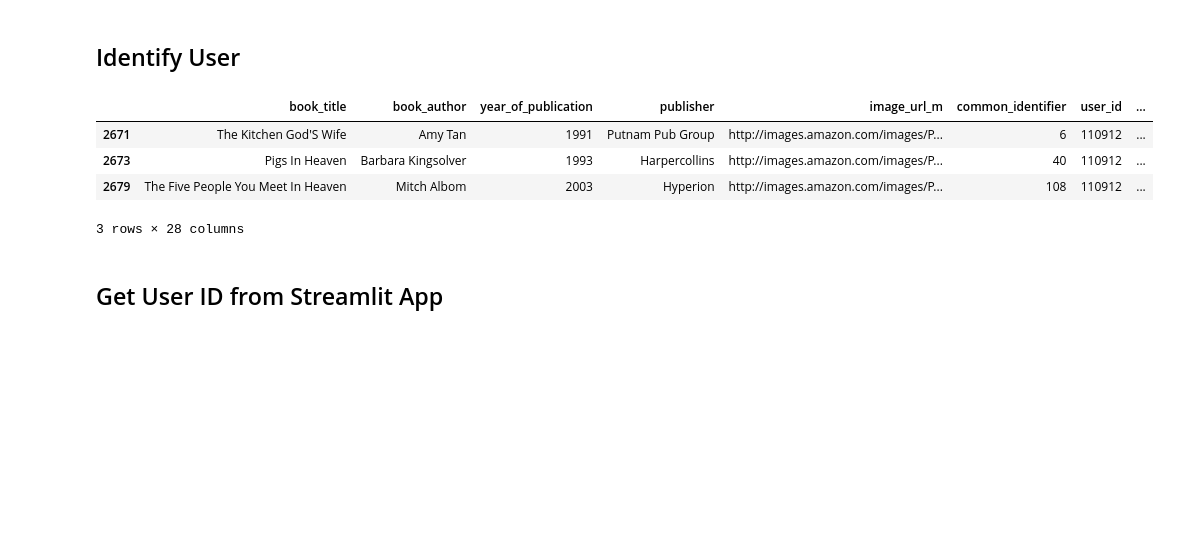
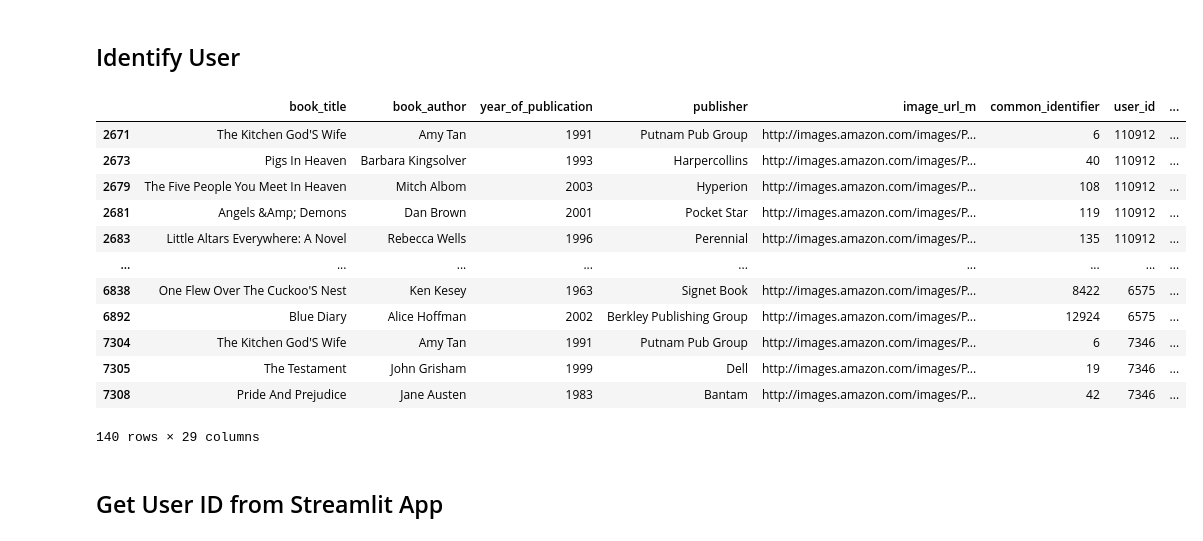
Before and after one commit to OliwiaLewandowska/book-oracle, a Jupyter notebook: model_NP.ipynb, the cells around one changed output. Drawn from its saved outputs; the diff is of its cells as text; code cells hidden in the pictures; blank space fills up the shorter version.

```diff
--- a/model_NP.ipynb
+++ b/model_NP.ipynb
@@ -320,6 +320,7 @@ df['country_encoded'] = label_encoder.fit_transform(df['country'])
 df['isbn_encoded'] = label_encoder.fit_transform(df['isbn'])
 df['image_url_m_encoded'] = label_encoder.fit_transform(df['image_url_m'])
 df['year_of_publication_encoded'] = label_encoder.fit_transform(df['year_of_publication'])
+df['user_id_encoded'] = label_encoder.fit_transform(df['user_id'])
 # %%
 
 # Normalize numerical features
@@ -631,13 +615,21 @@ Book Author: Stephen King
 # %%
 #find user that is above popularity and activity threshold
 threshold_user = df[df['user_id'].isin(user_rating_counts[user_rating_counts >= 30].index)]
-threshold_user.head(3)
+threshold_user.head(140)
 # %% [output]
 |  | book_title | book_author | year_of_publication | publisher | image_url_m | common_identifier | user_id | ... |
 | 2671 | The Kitchen God'S Wife | Amy Tan | 1991 | Putnam Pub Group | http://images.amazon.com/images/P... | 6 | 110912 | ... |
 | 2673 | Pigs In Heaven | Barbara Kingsolver | 1993 | Harpercollins | http://images.amazon.com/images/P... | 40 | 110912 | ... |
 | 2679 | The Five People You Meet In Heaven | Mitch Albom | 2003 | Hyperion | http://images.amazon.com/images/P... | 108 | 110912 | ... |
+| 2681 | Angels &Amp; Demons | Dan Brown | 2001 | Pocket Star | http://images.amazon.com/images/P... | 119 | 110912 | ... |
+| 2683 | Little Altars Everywhere: A Novel | Rebecca Wells | 1996 | Perennial | http://images.amazon.com/images/P... | 135 | 110912 | ... |
+| ... | ... | ... | ... | ... | ... | ... | ... | ... |
+| 6838 | One Flew Over The Cuckoo'S Nest | Ken Kesey | 1963 | Signet Book | http://images.amazon.com/images/P... | 8422 | 6575 | ... |
+| 6892 | Blue Diary | Alice Hoffman | 2002 | Berkley Publishing Group | http://images.amazon.com/images/P... | 12924 | 6575 | ... |
+| 7304 | The Kitchen God'S Wife | Amy Tan | 1991 | Putnam Pub Group | http://images.amazon.com/images/P... | 6 | 7346 | ... |
+| 7305 | The Testament | John Grisham | 1999 | Dell | http://images.amazon.com/images/P... | 19 | 7346 | ... |
+| 7308 | Pride And Prejudice | Jane Austen | 1983 | Bantam | http://images.amazon.com/images/P... | 42 | 7346 | ... |
-3 rows × 28 columns
+140 rows × 29 columns
 # %% [markdown]
 ## Get User ID from Streamlit App
 # %%
```
Also changed, not shown: parts of 19 cells of this notebook.
